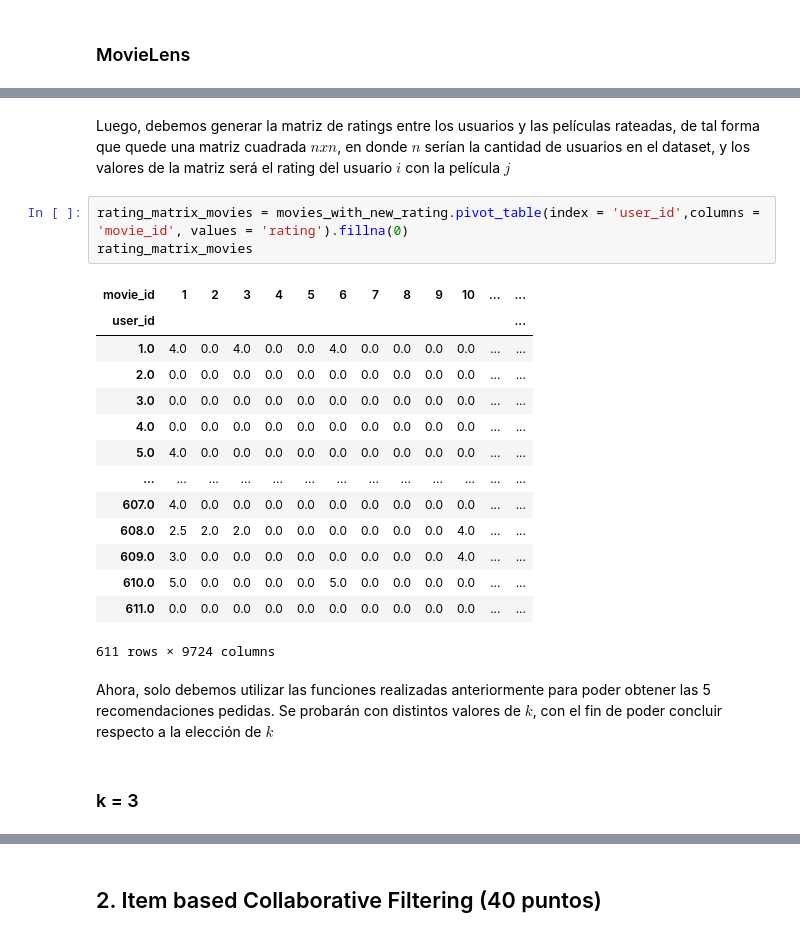
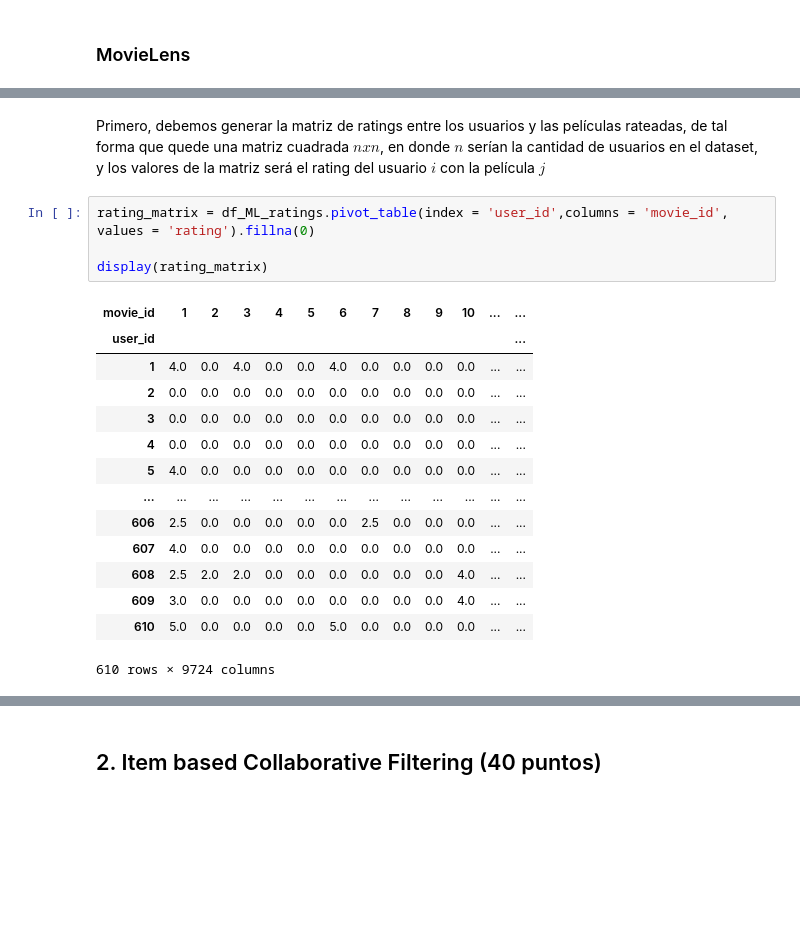
Before and after one commit to luciofondon98/Reconocimiento-de-Patrones-2021-1, a Jupyter notebook: Tarea 3/Tarea 3 - INF 479.ipynb, the cells around one changed output, grey strips where cells are left out. Cells and saved outputs as stored; diff of their text form; blank space fills up the shorter version.

```diff
--- a/Tarea 3/Tarea 3 - INF 479.ipynb
+++ b/Tarea 3/Tarea 3 - INF 479.ipynb
@@ -388,24 +241,21 @@ movies_with_new_rating
 # %% [markdown]
-Luego, debemos generar la matriz de ratings entre los usuarios y las películas rateadas, de tal forma que quede una matriz cuadrada $n x n$, en donde $n$ serían la cantidad de usuarios en el dataset, y los valores de la matriz será el rating del usuario $i$ con la película $j$
+Primero, debemos generar la matriz de ratings entre los usuarios y las películas rateadas, de tal forma que quede una matriz cuadrada $n x n$, en donde $n$ serían la cantidad de usuarios en el dataset, y los valores de la matriz será el rating del usuario $i$ con la película $j$
 # %%
-rating_matrix_movies = movies_with_new_rating.pivot_table(index = 'user_id',columns = 'movie_id', values = 'rating').fillna(0)
-rating_matrix_movies
+rating_matrix = df_ML_ratings.pivot_table(index = 'user_id',columns = 'movie_id', values = 'rating').fillna(0)
+
+display(rating_matrix)
 # %% [output]
 | movie_id | 1 | 2 | 3 | 4 | 5 | 6 | 7 | 8 | 9 | 10 | ... | ... |
 | user_id |  |  |  |  |  |  |  |  |  |  |  | ... |
-| 1.0 | 4.0 | 0.0 | 4.0 | 0.0 | 0.0 | 4.0 | 0.0 | 0.0 | 0.0 | 0.0 | ... | ... |
-| 2.0 | 0.0 | 0.0 | 0.0 | 0.0 | 0.0 | 0.0 | 0.0 | 0.0 | 0.0 | 0.0 | ... | ... |
-| 3.0 | 0.0 | 0.0 | 0.0 | 0.0 | 0.0 | 0.0 | 0.0 | 0.0 | 0.0 | 0.0 | ... | ... |
-| 4.0 | 0.0 | 0.0 | 0.0 | 0.0 | 0.0 | 0.0 | 0.0 | 0.0 | 0.0 | 0.0 | ... | ... |
-| 5.0 | 4.0 | 0.0 | 0.0 | 0.0 | 0.0 | 0.0 | 0.0 | 0.0 | 0.0 | 0.0 | ... | ... |
+| 1 | 4.0 | 0.0 | 4.0 | 0.0 | 0.0 | 4.0 | 0.0 | 0.0 | 0.0 | 0.0 | ... | ... |
+| 2 | 0.0 | 0.0 | 0.0 | 0.0 | 0.0 | 0.0 | 0.0 | 0.0 | 0.0 | 0.0 | ... | ... |
+| 3 | 0.0 | 0.0 | 0.0 | 0.0 | 0.0 | 0.0 | 0.0 | 0.0 | 0.0 | 0.0 | ... | ... |
+| 4 | 0.0 | 0.0 | 0.0 | 0.0 | 0.0 | 0.0 | 0.0 | 0.0 | 0.0 | 0.0 | ... | ... |
+| 5 | 4.0 | 0.0 | 0.0 | 0.0 | 0.0 | 0.0 | 0.0 | 0.0 | 0.0 | 0.0 | ... | ... |
 | ... | ... | ... | ... | ... | ... | ... | ... | ... | ... | ... | ... | ... |
-| 607.0 | 4.0 | 0.0 | 0.0 | 0.0 | 0.0 | 0.0 | 0.0 | 0.0 | 0.0 | 0.0 | ... | ... |
-| 608.0 | 2.5 | 2.0 | 2.0 | 0.0 | 0.0 | 0.0 | 0.0 | 0.0 | 0.0 | 4.0 | ... | ... |
-| 609.0 | 3.0 | 0.0 | 0.0 | 0.0 | 0.0 | 0.0 | 0.0 | 0.0 | 0.0 | 4.0 | ... | ... |
-| 610.0 | 5.0 | 0.0 | 0.0 | 0.0 | 0.0 | 5.0 | 0.0 | 0.0 | 0.0 | 0.0 | ... | ... |
-| 611.0 | 0.0 | 0.0 | 0.0 | 0.0 | 0.0 | 0.0 | 0.0 | 0.0 | 0.0 | 0.0 | ... | ... |
+| 606 | 2.5 | 0.0 | 0.0 | 0.0 | 0.0 | 0.0 | 2.5 | 0.0 | 0.0 | 0.0 | ... | ... |
+| 607 | 4.0 | 0.0 | 0.0 | 0.0 | 0.0 | 0.0 | 0.0 | 0.0 | 0.0 | 0.0 | ... | ... |
+| 608 | 2.5 | 2.0 | 2.0 | 0.0 | 0.0 | 0.0 | 0.0 | 0.0 | 0.0 | 4.0 | ... | ... |
+| 609 | 3.0 | 0.0 | 0.0 | 0.0 | 0.0 | 0.0 | 0.0 | 0.0 | 0.0 | 4.0 | ... | ... |
+| 610 | 5.0 | 0.0 | 0.0 | 0.0 | 0.0 | 5.0 | 0.0 | 0.0 | 0.0 | 0.0 | ... | ... |
-611 rows × 9724 columns
+610 rows × 9724 columns
-# %% [markdown]
-Ahora, solo debemos utilizar las funciones realizadas anteriormente para poder obtener las 5 recomendaciones pedidas. Se probarán con distintos valores de $k$, con el fin de poder concluir respecto a la elección de $k$
-# %% [markdown]
-### k = 3
```
Also changed, not shown: parts of 51 cells of this notebook.
